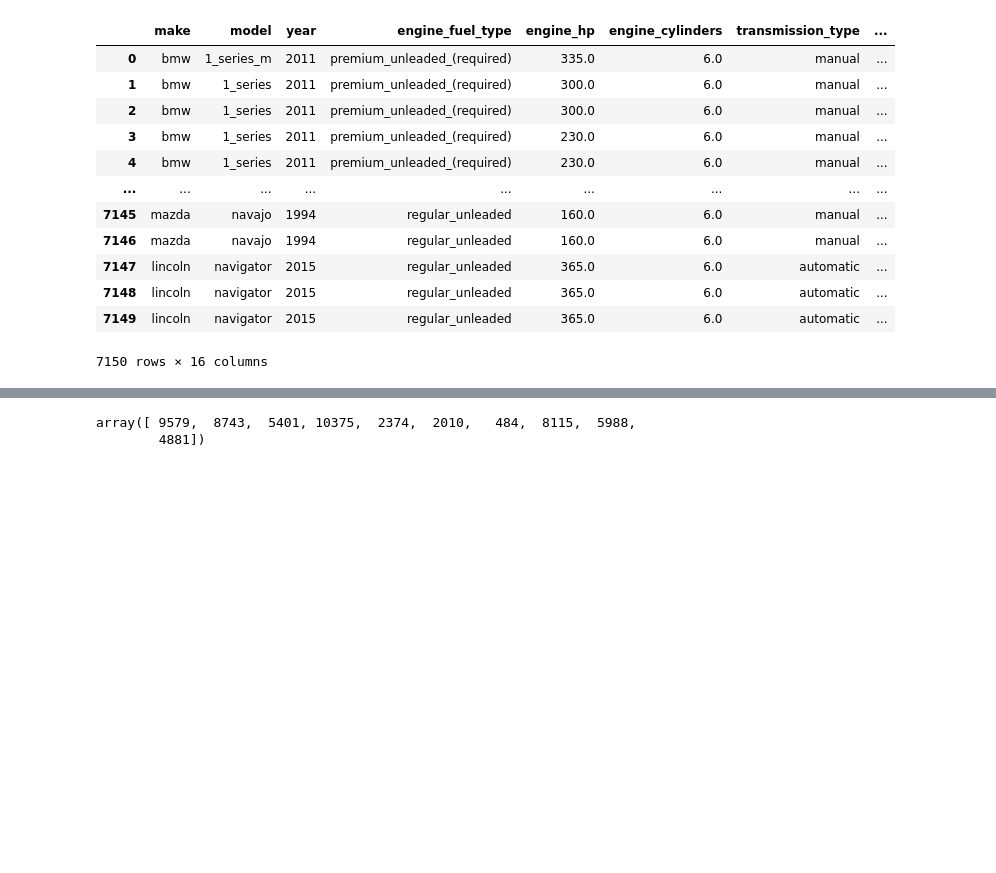
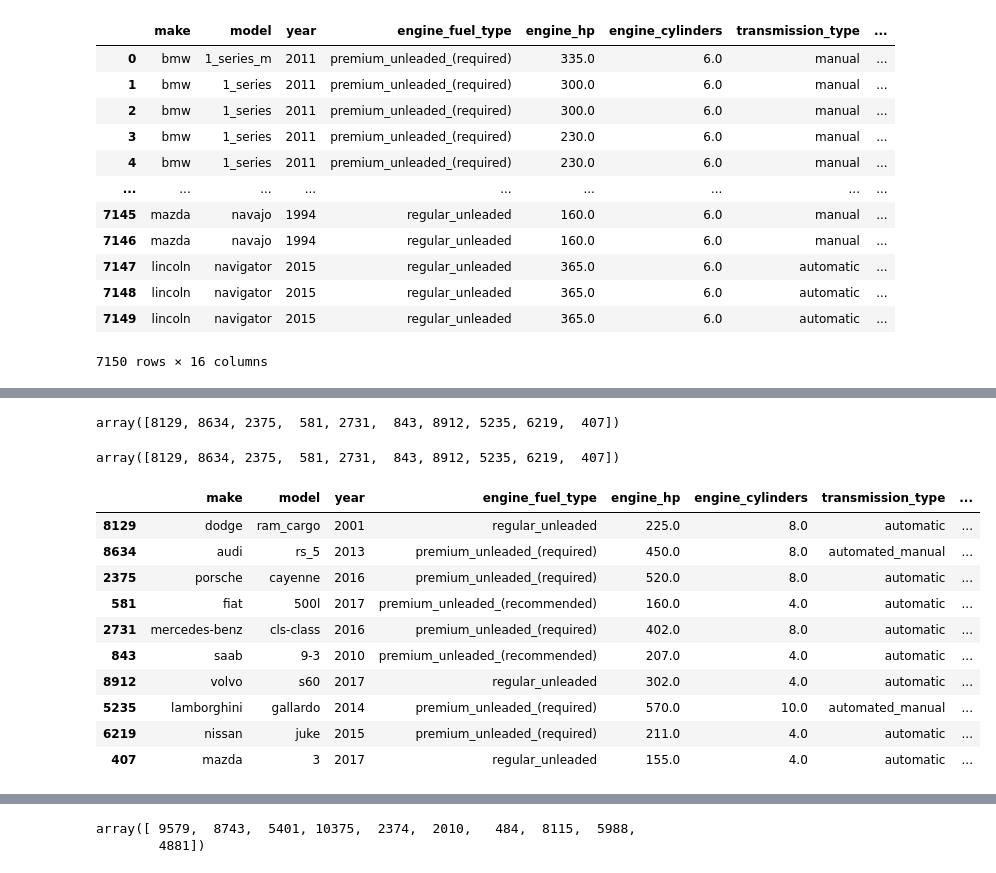
Before and after one commit to maylwin/machine-learning-zoomcamp-homework, a Jupyter notebook: 02-regression/exercises.ipynb, the cells around one changed output, grey strips where cells are left out. Saved outputs shown, nothing was run; the diff lists cells and outputs as text; code cells hidden in the pictures; blank space fills up the shorter version.

```diff
--- a/02-regression/exercises.ipynb
+++ b/02-regression/exercises.ipynb
@@ -418,3 +431,27 @@ df.iloc[idx[:10]]
+# %%
+idx[:10]
+# %% [output]
+array([8129, 8634, 2375,  581, 2731,  843, 8912, 5235, 6219,  407])
+# %%
+idx_array = idx[:10]
+# %%
+idx_array
+# %% [output]
+array([8129, 8634, 2375,  581, 2731,  843, 8912, 5235, 6219,  407])
+# %%
+df.iloc[idx_array]
+# %% [output]
+|  | make | model | year | engine_fuel_type | engine_hp | engine_cylinders | transmission_type | ... |
+| 8129 | dodge | ram_cargo | 2001 | regular_unleaded | 225.0 | 8.0 | automatic | ... |
+| 8634 | audi | rs_5 | 2013 | premium_unleaded_(required) | 450.0 | 8.0 | automated_manual | ... |
+| 2375 | porsche | cayenne | 2016 | premium_unleaded_(required) | 520.0 | 8.0 | automatic | ... |
+| 581 | fiat | 500l | 2017 | premium_unleaded_(recommended) | 160.0 | 4.0 | automatic | ... |
+| 2731 | mercedes-benz | cls-class | 2016 | premium_unleaded_(required) | 402.0 | 8.0 | automatic | ... |
+| 843 | saab | 9-3 | 2010 | premium_unleaded_(recommended) | 207.0 | 4.0 | automatic | ... |
+| 8912 | volvo | s60 | 2017 | regular_unleaded | 302.0 | 4.0 | automatic | ... |
+| 5235 | lamborghini | gallardo | 2014 | premium_unleaded_(required) | 570.0 | 10.0 | automated_manual | ... |
+| 6219 | nissan | juke | 2015 | premium_unleaded_(required) | 211.0 | 4.0 | automatic | ... |
+| 407 | mazda | 3 | 2017 | regular_unleaded | 155.0 | 4.0 | automatic | ... |
 # %%
 df_training = df.iloc[idx[:n_training]]
 df_val = df.iloc[idx[n_training: n_training + n_val]]
```
Also changed, not shown: parts of 18 cells of this notebook, 1 other file.
